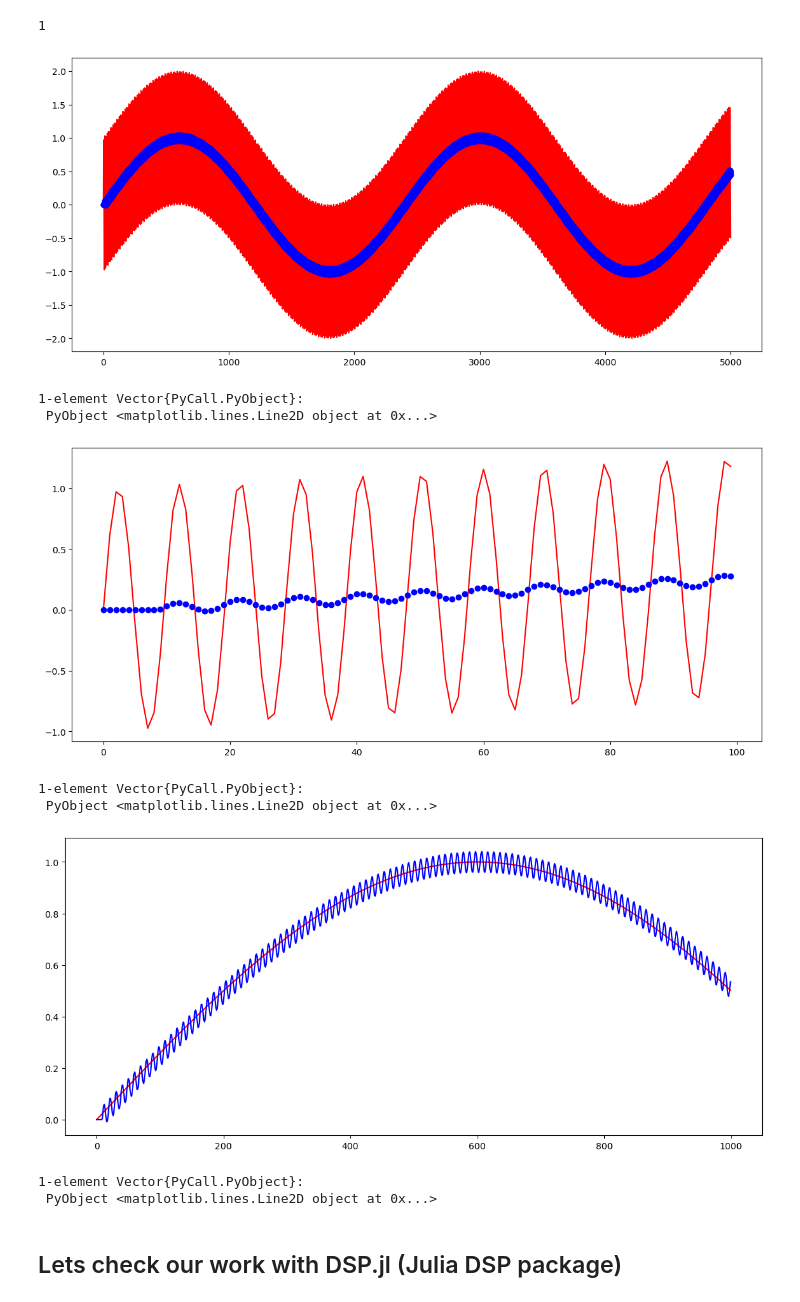
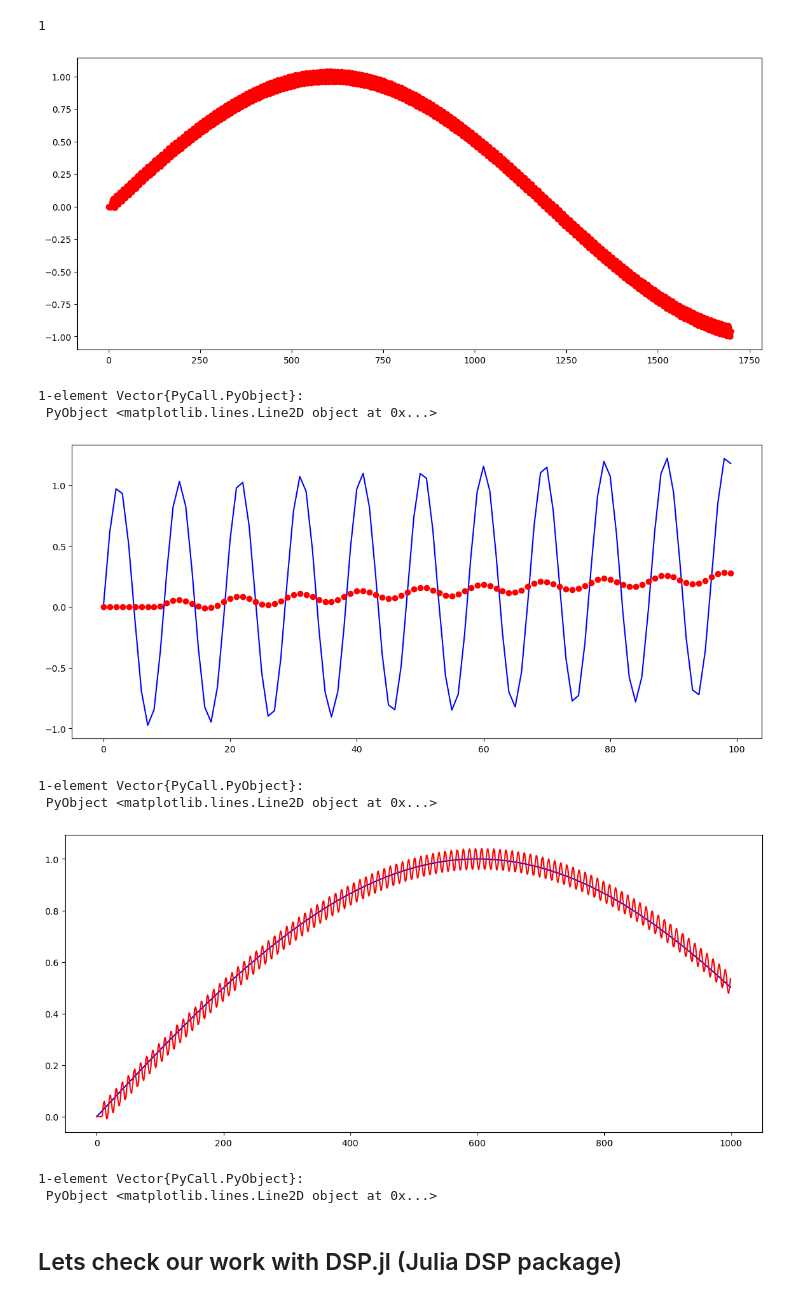
Before and after one commit to perrinmeyer/JuPyteR, a Jupyter notebook: key2.ipynb, the cells around one changed output. Cells and saved outputs as stored; diff of their text form; code cells hidden in the pictures.

```diff
--- a/key2.ipynb
+++ b/key2.ipynb
@@ -63,26 +63,26 @@ a[1] = 1
 ynf = naive_filter(b,x);
 # %%
 fig = figure("Title of Window",figsize=(14,6))
-plot(x,"-r")
-plot(ynf,"ob")
+##plot(x[1:1700],"-b")
+plot(ynf[1:1700],"or")
 # %% [output]
-[figure, old version]
+[figure, new version]
 1-element Vector{PyCall.PyObject}:
  PyObject <matplotlib.lines.Line2D object at 0x...>
 # %%
 fig = figure("Title of Window",figsize=(14,6))
-plot(x[1:100],"-r")
-plot(ynf[1:100],"ob")
+plot(x[1:100],"-b")
+plot(ynf[1:100],"or")
 # %% [output]
-[figure, old version]
+[figure, new version]
 1-element Vector{PyCall.PyObject}:
  PyObject <matplotlib.lines.Line2D object at 0x...>
 # %%
 fig = figure("Title of Window",figsize=(14,6))
-plot(x1[1:1000],"-r")
-plot(ynf[1:1000],"-b")
+plot(x1[1:1000],"-b")
+plot(ynf[1:1000],"-r")
 # %% [output]
-[figure, old version]
+[figure, new version]
 1-element Vector{PyCall.PyObject}:
  PyObject <matplotlib.lines.Line2D object at 0x...>
 # %% [markdown]
```
Also changed, not shown: parts of 3 cells of this notebook, 1 other file.
